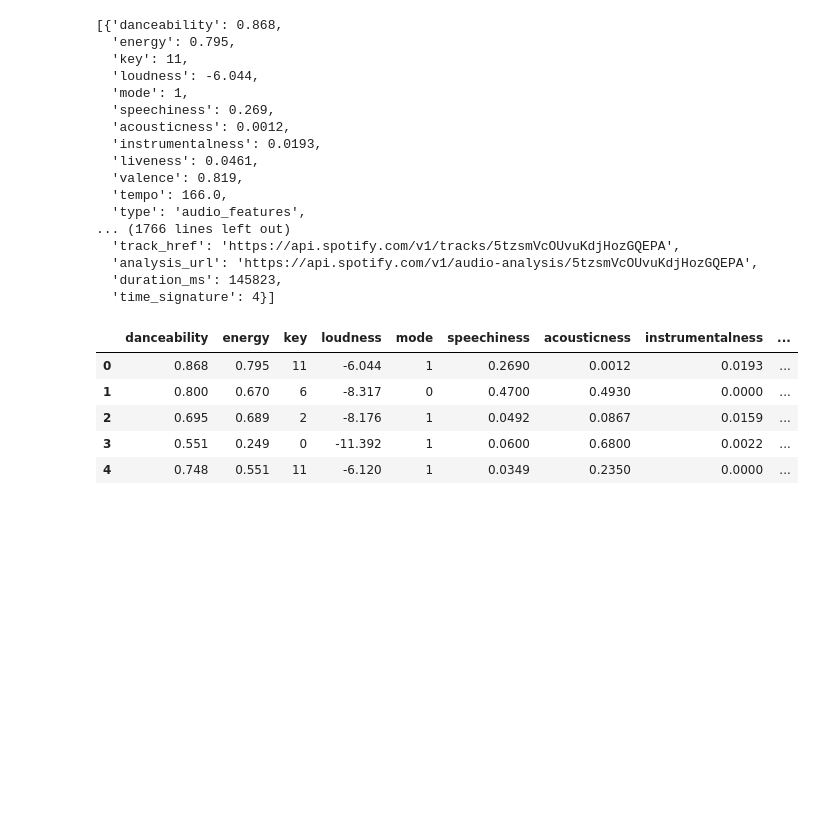
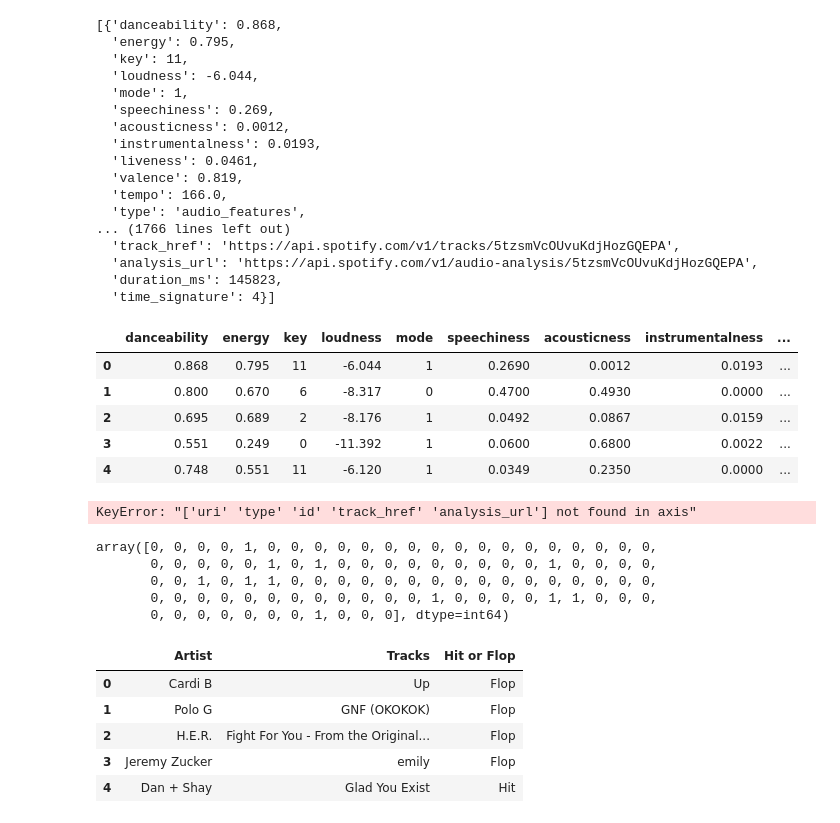
Before and after one commit to msullivan987/Spotify-hits-or-flops, a Jupyter notebook: notebooks/Spotipy_API_calls_new_music_playlist.ipynb, the cells around one changed output. Cells and saved outputs as stored; diff of their text form; code cells hidden in the pictures; blank space fills up the shorter version.

```diff
--- a/notebooks/Spotipy_API_calls.ipynb
+++ b/notebooks/Spotipy_API_calls_new_music_playlist.ipynb
@@ -186,3 +207,11 @@ features_df.head()
 | 2 | 0.695 | 0.689 | 2 | -8.176 | 1 | 0.0492 | 0.0867 | 0.0159 | ... |
 | 3 | 0.551 | 0.249 | 0 | -11.392 | 1 | 0.0600 | 0.6800 | 0.0022 | ... |
 | 4 | 0.748 | 0.551 | 11 | -6.120 | 1 | 0.0349 | 0.2350 | 0.0000 | ... |
+# %%
+features = features_df.drop(['uri', 'type', 'id', 'track_href', 'analysis_url'], axis=1)
+features
+# %% [output]
+KeyError: "['uri' 'type' 'id' 'track_href' 'analysis_url'] not found in axis"
+# %%
+from tensorflow.keras.models import load_model
+model = load_model("model_trained_2010s_13_feat.h5")
@@ -188,0 +224,9 @@ features_df.head()
+# %%
+new_music_hit_prediction = model.predict_classes(X)
+new_music_hit_prediction
+# %% [output]
+array([0, 0, 0, 0, 1, 0, 0, 0, 0, 0, 0, 0, 0, 0, 0, 0, 0, 0, 0, 0, 0, 0,
+       0, 0, 0, 0, 0, 1, 0, 1, 0, 0, 0, 0, 0, 0, 0, 0, 0, 1, 0, 0, 0, 0,
+       0, 0, 1, 0, 1, 1, 0, 0, 0, 0, 0, 0, 0, 0, 0, 0, 0, 0, 0, 0, 0, 0,
+       0, 0, 0, 0, 0, 0, 0, 0, 0, 0, 0, 0, 1, 0, 0, 0, 0, 1, 1, 0, 0, 0,
+       0, 0, 0, 0, 0, 0, 0, 1, 0, 0, 0], dtype=int64)
@@ -188,0 +235,14 @@ features_df.head()
+# %%
+new_song_hits_df = new_songs_df.drop('URI', axis=1)
+new_song_hits_df = new_song_hits_df.replace({
+    0:"Flop",
+    1:"Hit"
+})
+new_song_hits_df.head()
+# %% [output]
+|  | Artist | Tracks | Hit or Flop |
+| 0 | Cardi B | Up | Flop |
+| 1 | Polo G | GNF (OKOKOK) | Flop |
+| 2 | H.E.R. | Fight For You - From the Original... | Flop |
+| 3 | Jeremy Zucker | emily | Flop |
+| 4 | Dan + Shay | Glad You Exist | Hit |
```
Also changed, not shown: parts of 5 cells of this notebook, 1 other file.
